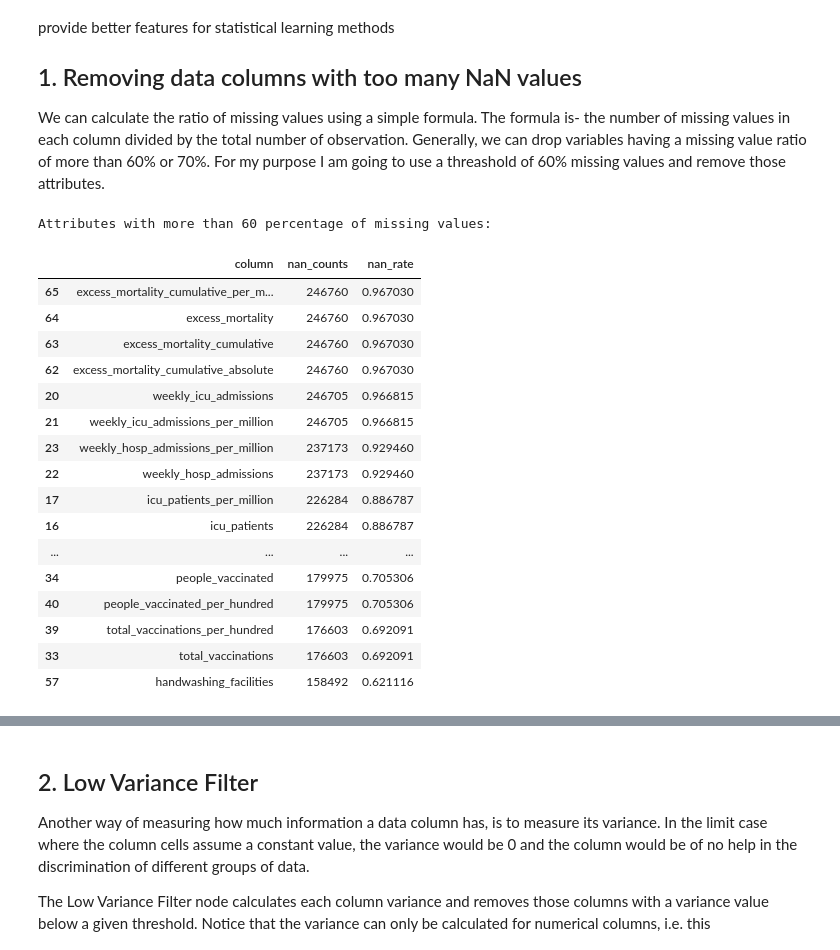
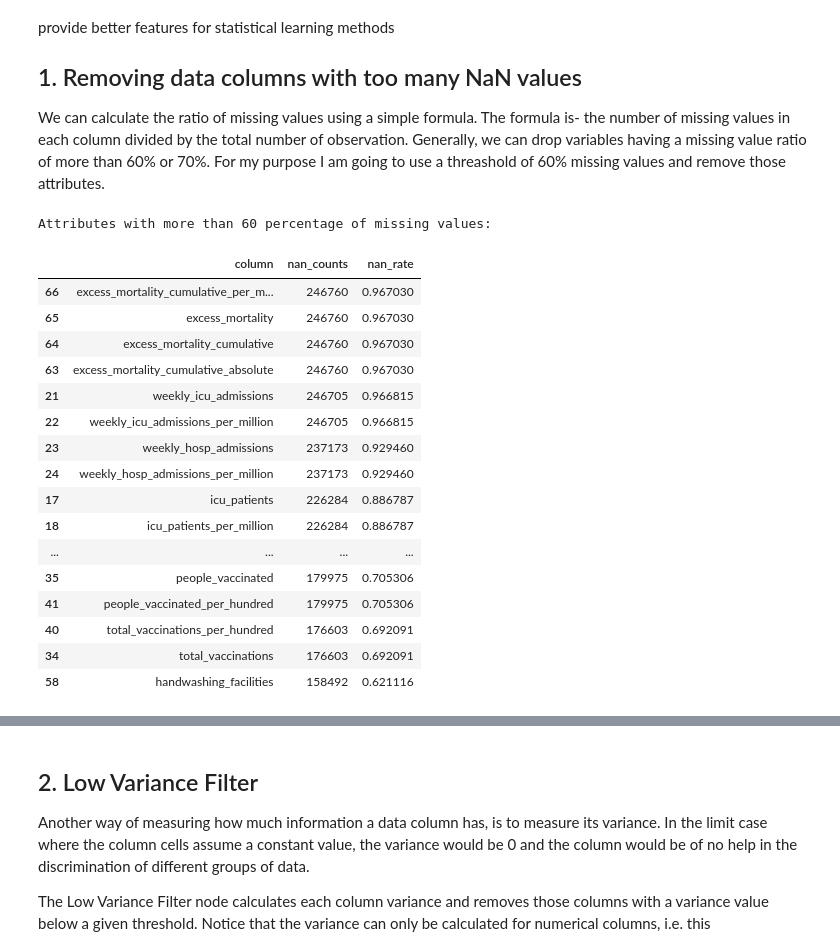
Before and after one commit to aamadorc/CIND820, a Jupyter notebook: CIND820_EDA.ipynb, the cells around one changed output, grey strips where cells are left out. Cells and saved outputs as stored; diff of their text form; code cells hidden in the pictures.

```diff
--- a/CIND820_EDA.ipynb
+++ b/CIND820_EDA.ipynb
@@ -45,10 +45,10 @@ from sklearn.metrics import confusion_matrix
 The dataset, provided by Our World in Data, provides COVID-19 information collected by Our World in Data available to Kaggle community https://www.kaggle.com/datasets/caesarmario/our-world-in-data-covid19-dataset/download?datasetVersionNumber=418. This dataset is updated daily, for the purpose of this study I am analyzing the data with information up to Oct 7th, 2023.
 # %%
 # Load file
-covid_data = pd.read_csv('archive.zip', sep=',')
+raw_data = pd.read_csv('archive.zip', sep=',')
 
 #Explore data
-covid_data.head()
+raw_data.head()
 # %% [output]
 |  | iso_code | continent | location | date | total_cases | new_cases | new_cases_smoothed | total_deaths | ... |
 | 0 | AFG | Asia | Afghanistan | 2020-01-03 | NaN | 0.0 | NaN | NaN | ... |
@@ -122,17 +122,17 @@ Multiple vaccinates became available on the second semester of 2020. By December
 To avoid ..xxxxxx... we will remove data before Jan 1st, 2021 to consider data only with vaccinate availability
 # %%
 print("Original dataset:")
-print("Total number of observations: ", covid_data.shape[0])
-print("Total number of attributes: ", covid_data.shape[1])
-print("Size: ", covid_data.size)
+print("Total number of observations: ", raw_data.shape[0])
+print("Total number of attributes: ", raw_data.shape[1])
+print("Size: ", raw_data.size)
 
 
-covid_data = covid_data.drop(covid_data[covid_data.date < '2021-01-01'].index)
+post_vaccine_data = raw_data.drop(raw_data[raw_data.date < '2021-01-01'].index)
 
 print("\nAfter removing data before vaccinate was available around the world (Jan 1st, 2021):")
-print("Total number of observations: ", covid_data.shape[0])
-print("Total number of attributes: ", covid_data.shape[1])
-print("Size: ", covid_data.size)
+print("Total number of observations: ", post_vaccine_data.shape[0])
+print("Total number of attributes: ", post_vaccine_data.shape[1])
+print("Size: ", post_vaccine_data.size)
 # %% [output]
 Original dataset:
 Total number of observations:  346567
@@ -214,39 +154,39 @@ We can calculate the ratio of missing values using a simple formula. The formula
 # %%
 # Defining threashold of 60% missing values
 threashold_NaN = 0.60
 
 #Explore data
 def describe_nan(df):
     return pd.DataFrame([(i, df[df[i].isna()].shape[0],df[df[i].isna()].shape[0]/df.shape[0]) for i in df.columns], columns=['column', 'nan_counts', 'nan_rate'])
 
 pd.options.display.max_rows = None
 
-#icu=covid_data.icu_patients.value_counts(dropna=False)
+#icu=raw_data.icu_patients.value_counts(dropna=False)
 #display ("NaN entries for the icu_patients column:", icu[icu.index.isnull()])
 
 print("Attributes with more than 60 percentage of missing values:")
 
-describe_nan(covid_data).sort_values(by="nan_rate", ascending=False).query("nan_rate >= %s"%threashold_NaN)
+describe_nan(post_vaccine_data).sort_values(by="nan_rate", ascending=False).query("nan_rate >= %s"%threashold_NaN)
 
-#((covid_data.isnull() | covid_data.isna()).sum() * 100 / covid_data.index.size).round(2)
+#((raw_data.isnull() | raw_data.isna()).sum() * 100 / raw_data.index.size).round(2)
 # %% [output]
 Attributes with more than 60 percentage of missing values:
 |  | column | nan_counts | nan_rate |
-| 65 | excess_mortality_cumulative_per_m... | 246760 | 0.967030 |
-| 64 | excess_mortality | 246760 | 0.967030 |
-| 63 | excess_mortality_cumulative | 246760 | 0.967030 |
-| 62 | excess_mortality_cumulative_absolute | 246760 | 0.967030 |
-| 20 | weekly_icu_admissions | 246705 | 0.966815 |
-| 21 | weekly_icu_admissions_per_million | 246705 | 0.966815 |
-| 23 | weekly_hosp_admissions_per_million | 237173 | 0.929460 |
-| 22 | weekly_hosp_admissions | 237173 | 0.929460 |
-| 17 | icu_patients_per_million | 226284 | 0.886787 |
-| 16 | icu_patients | 226284 | 0.886787 |
+| 66 | excess_mortality_cumulative_per_m... | 246760 | 0.967030 |
+| 65 | excess_mortality | 246760 | 0.967030 |
+| 64 | excess_mortality_cumulative | 246760 | 0.967030 |
+| 63 | excess_mortality_cumulative_absolute | 246760 | 0.967030 |
+| 21 | weekly_icu_admissions | 246705 | 0.966815 |
+| 22 | weekly_icu_admissions_per_million | 246705 | 0.966815 |
+| 23 | weekly_hosp_admissions | 237173 | 0.929460 |
+| 24 | weekly_hosp_admissions_per_million | 237173 | 0.929460 |
+| 17 | icu_patients | 226284 | 0.886787 |
+| 18 | icu_patients_per_million | 226284 | 0.886787 |
 | ... | ... | ... | ... |
-| 34 | people_vaccinated | 179975 | 0.705306 |
-| 40 | people_vaccinated_per_hundred | 179975 | 0.705306 |
-| 39 | total_vaccinations_per_hundred | 176603 | 0.692091 |
-| 33 | total_vaccinations | 176603 | 0.692091 |
-| 57 | handwashing_facilities | 158492 | 0.621116 |
+| 35 | people_vaccinated | 179975 | 0.705306 |
+| 41 | people_vaccinated_per_hundred | 179975 | 0.705306 |
+| 40 | total_vaccinations_per_hundred | 176603 | 0.692091 |
+| 34 | total_vaccinations | 176603 | 0.692091 |
+| 58 | handwashing_facilities | 158492 | 0.621116 |
 # %%
 
```
Also changed, not shown: parts of 33 cells of this notebook, 1 other file.
